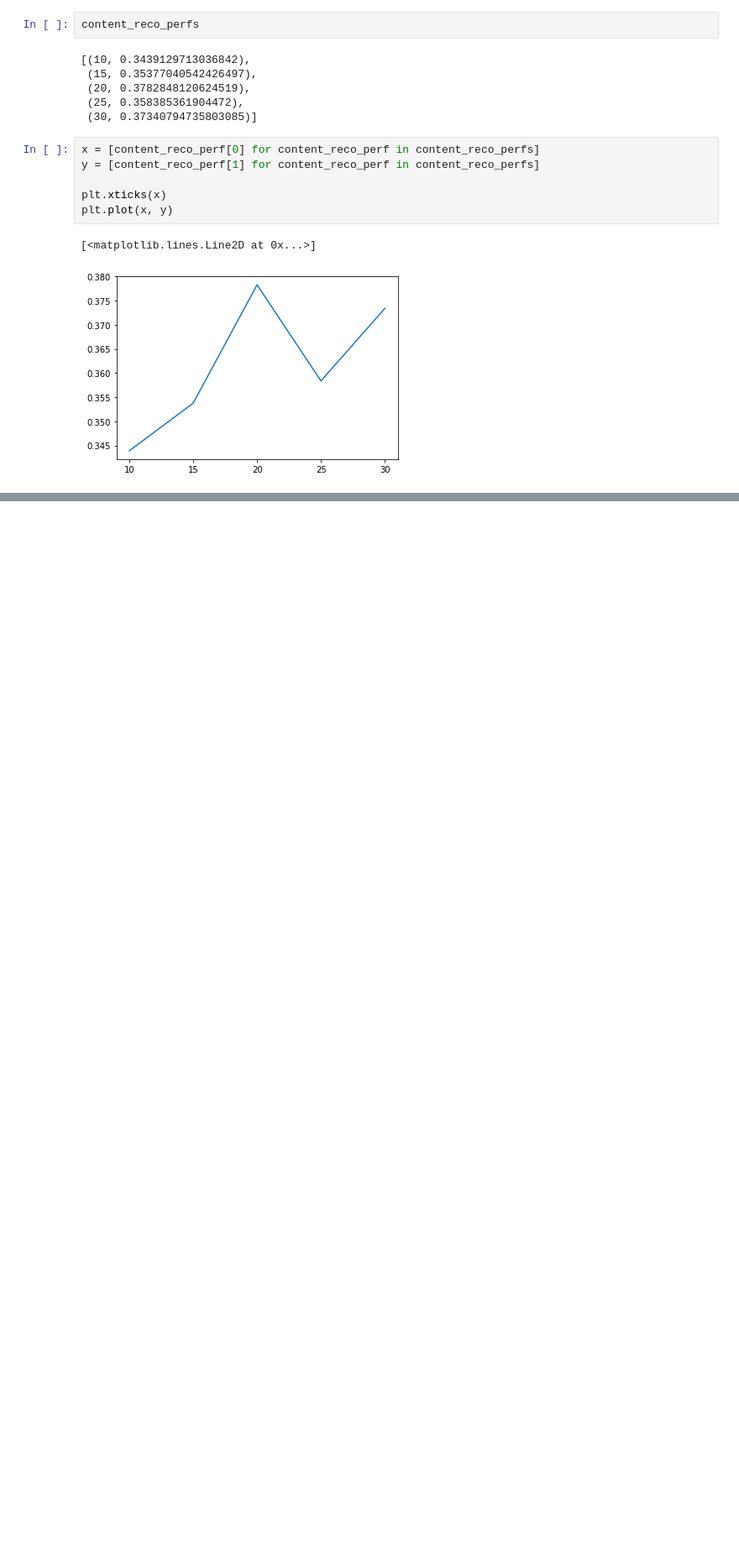
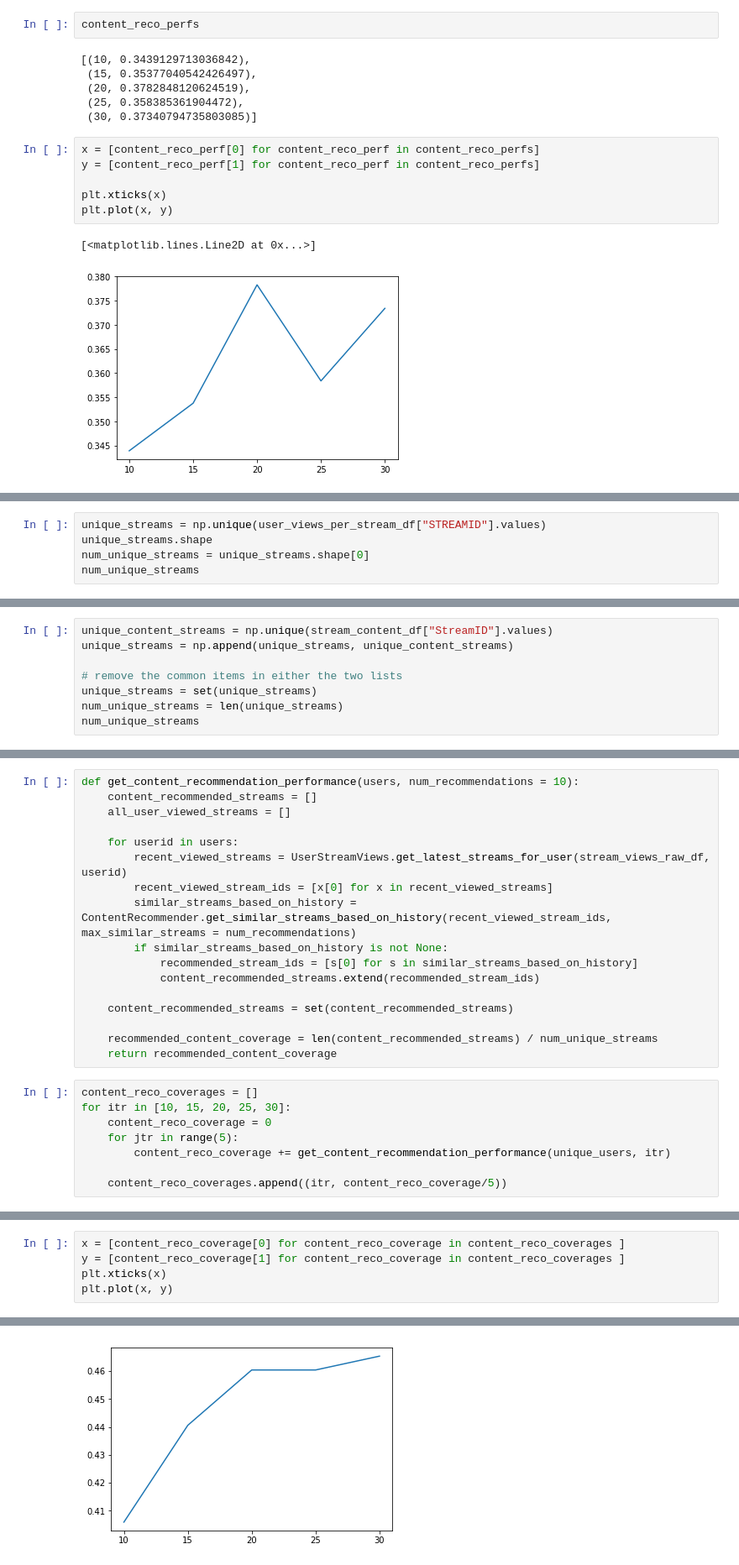
Before and after one commit to ace-racer/ContextualRecommender, a Jupyter notebook: hybird_recommender/evaluation/Evaluate Recommenders 3 - After hypernym processing.ipynb, the cells around one changed output, grey strips where cells are left out. Shown at 84% size. Cells and saved outputs as stored; diff of their text form; blank space fills up the shorter version.

Commit message:
Add code for coverage after processing and nudge evaluation

```diff
--- a/hybird_recommender/evaluation/Evaluate Recommenders 3 - After hypernym processing.ipynb
+++ b/hybird_recommender/evaluation/Evaluate Recommenders 3 - After hypernym processing.ipynb
@@ -123,0 +136,5 @@ plt.plot(x, y)
+# %%
+unique_streams = np.unique(user_views_per_stream_df["STREAMID"].values)
+unique_streams.shape
+num_unique_streams = unique_streams.shape[0]
+num_unique_streams
@@ -123,0 +143,8 @@ plt.plot(x, y)
+# %%
+unique_content_streams = np.unique(stream_content_df["StreamID"].values)
+unique_streams = np.append(unique_streams, unique_content_streams)
+
+# remove the common items in either the two lists
+unique_streams = set(unique_streams)
+num_unique_streams = len(unique_streams)
+num_unique_streams
@@ -123,0 +153,25 @@ plt.plot(x, y)
+# %%
+def get_content_recommendation_performance(users, num_recommendations = 10):
+    content_recommended_streams = []
+    all_user_viewed_streams = []
+
+    for userid in users:
+        recent_viewed_streams = UserStreamViews.get_latest_streams_for_user(stream_views_raw_df, userid)
+        recent_viewed_stream_ids = [x[0] for x in recent_viewed_streams]
+        similar_streams_based_on_history = ContentRecommender.get_similar_streams_based_on_history(recent_viewed_stream_ids, max_similar_streams = num_recommendations)
+        if similar_streams_based_on_history is not None:
+            recommended_stream_ids = [s[0] for s in similar_streams_based_on_history]
+            content_recommended_streams.extend(recommended_stream_ids)
+
+    content_recommended_streams = set(content_recommended_streams)
+
+    recommended_content_coverage = len(content_recommended_streams) / num_unique_streams
+    return recommended_content_coverage
+# %%
+content_reco_coverages = []
+for itr in [10, 15, 20, 25, 30]:
+    content_reco_coverage = 0
+    for jtr in range(5):
+        content_reco_coverage += get_content_recommendation_performance(unique_users, itr)
+
+    content_reco_coverages.append((itr, content_reco_coverage/5))
@@ -123,0 +186,6 @@ plt.plot(x, y)
+# %%
+x = [content_reco_coverage[0] for content_reco_coverage in content_reco_coverages ]
+y = [content_reco_coverage[1] for content_reco_coverage in content_reco_coverages ]
+plt.xticks(x)
+plt.plot(x, y)
+# %% [output]
@@ -123,0 +193 @@ plt.plot(x, y)
+[figure, added]
```
Also changed, not shown: parts of 6 cells of this notebook, 1 other file.
